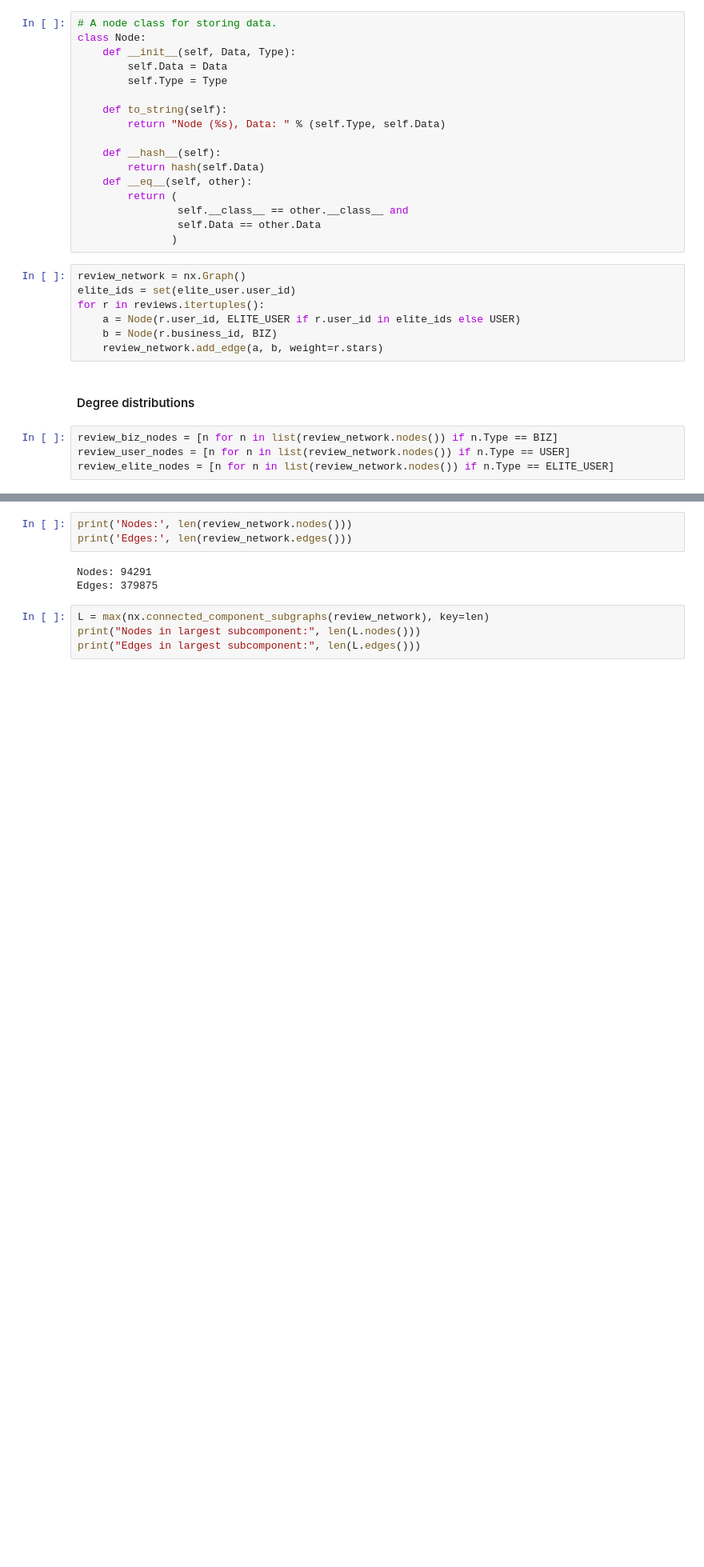
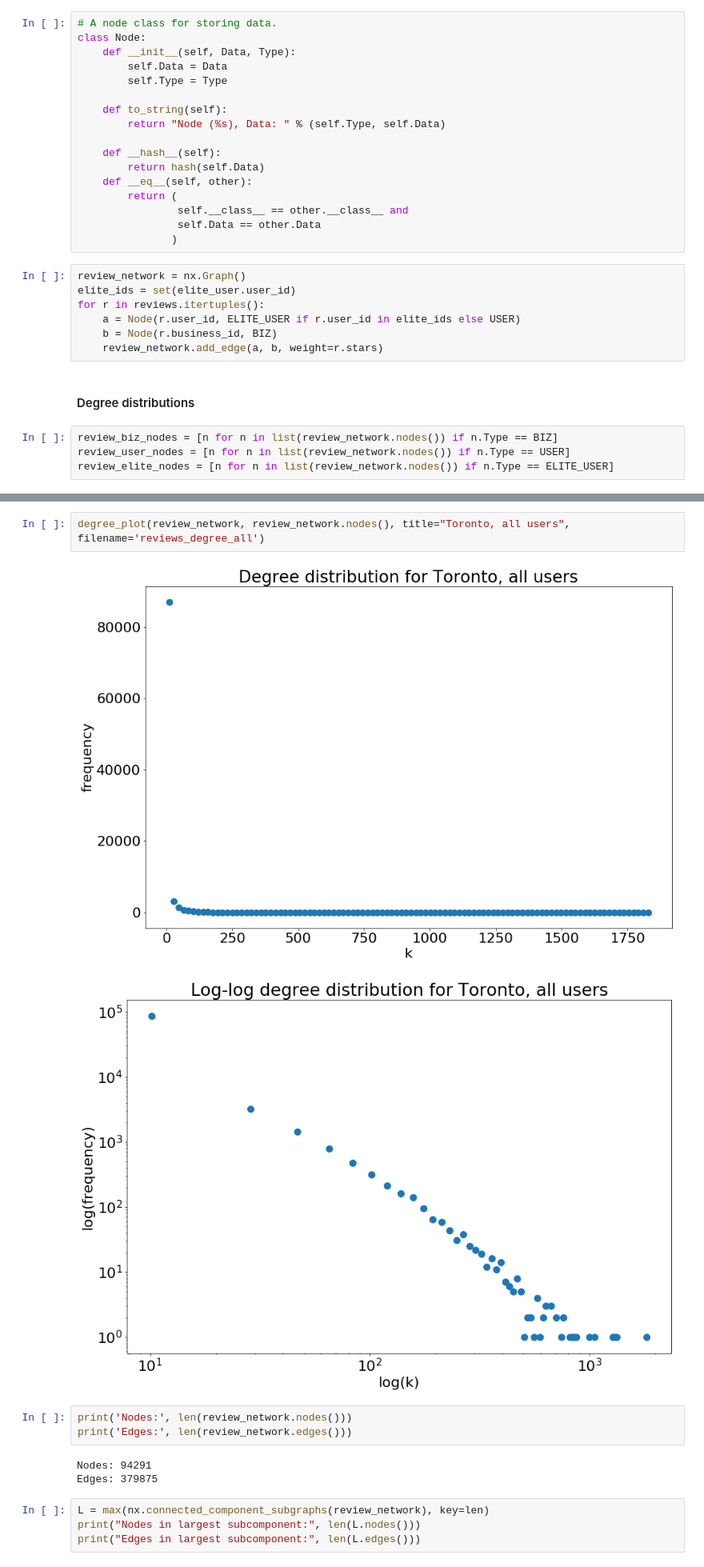
Before and after one commit to thomasnilsson/02805-social-graphs-2018, a Jupyter notebook: project1/Review Network.ipynb, the cells around one changed output, grey strips where cells are left out. Shown at 80% size. Drawn from its saved outputs; the diff is of its cells as text; blank space fills up the shorter version.

```diff
--- a/project1/Review Network.ipynb
+++ b/project1/Review Network.ipynb
@@ -113,6 +113,11 @@ degree_plot(review_network, review_elite_nodes, title="Toronto Elite users", fil
 # %% [output]
 [figure]
 [figure]
+# %%
+degree_plot(review_network, review_network.nodes(), title="Toronto, all users", filename='reviews_degree_all')
+# %% [output]
+[figure, added]
+[figure, added]
 # %%
 print('Nodes:', len(review_network.nodes()))
 print('Edges:', len(review_network.edges()))
```
Also changed, not shown: parts of 3 cells of this notebook, 49 other files.
